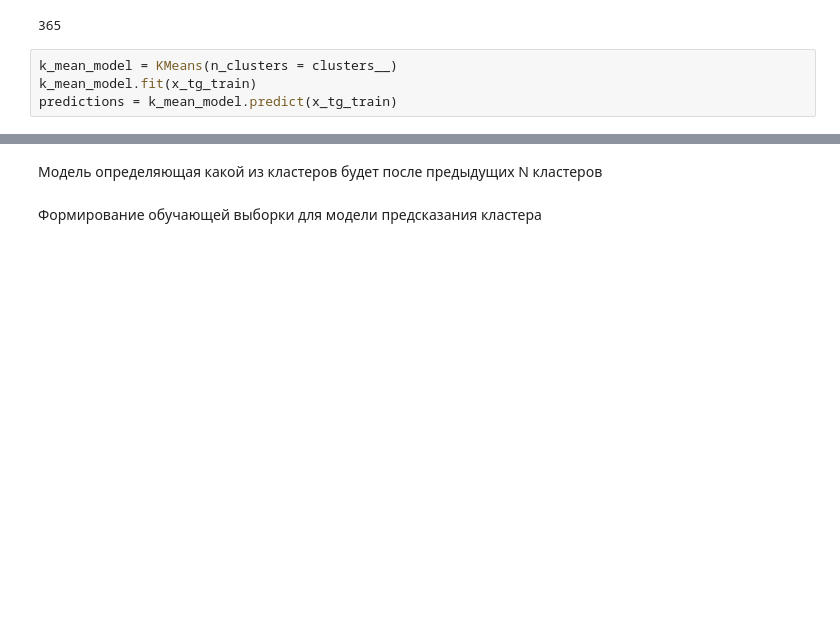
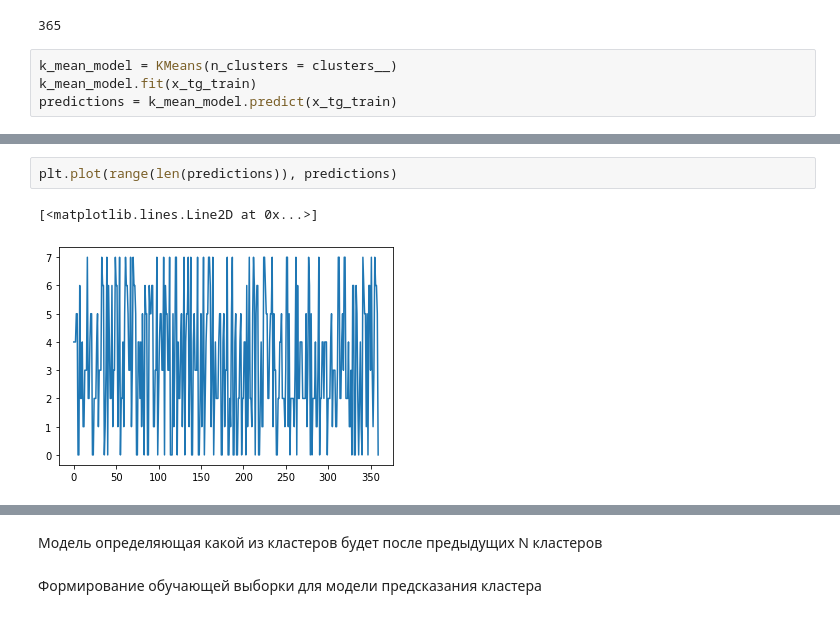
Before and after one commit to legendaOS/q, a Jupyter notebook: system.ipynb, the cells around one changed output, grey strips where cells are left out. Saved outputs shown, nothing was run; the diff lists cells and outputs as text; blank space fills up the shorter version.

```diff
--- a/system.ipynb
+++ b/system.ipynb
@@ -133 +133,6 @@ visualize(clusters__,predictions,  sr_temp , sh = True)
 <Figure size 432x288 with 0 Axes>
+# %%
+plt.plot(range(len(predictions)), predictions)
+# %% [output]
+[<matplotlib.lines.Line2D at 0x...>]
+[figure, added]
```
Also changed, not shown: parts of 47 cells of this notebook, 30 other files.
